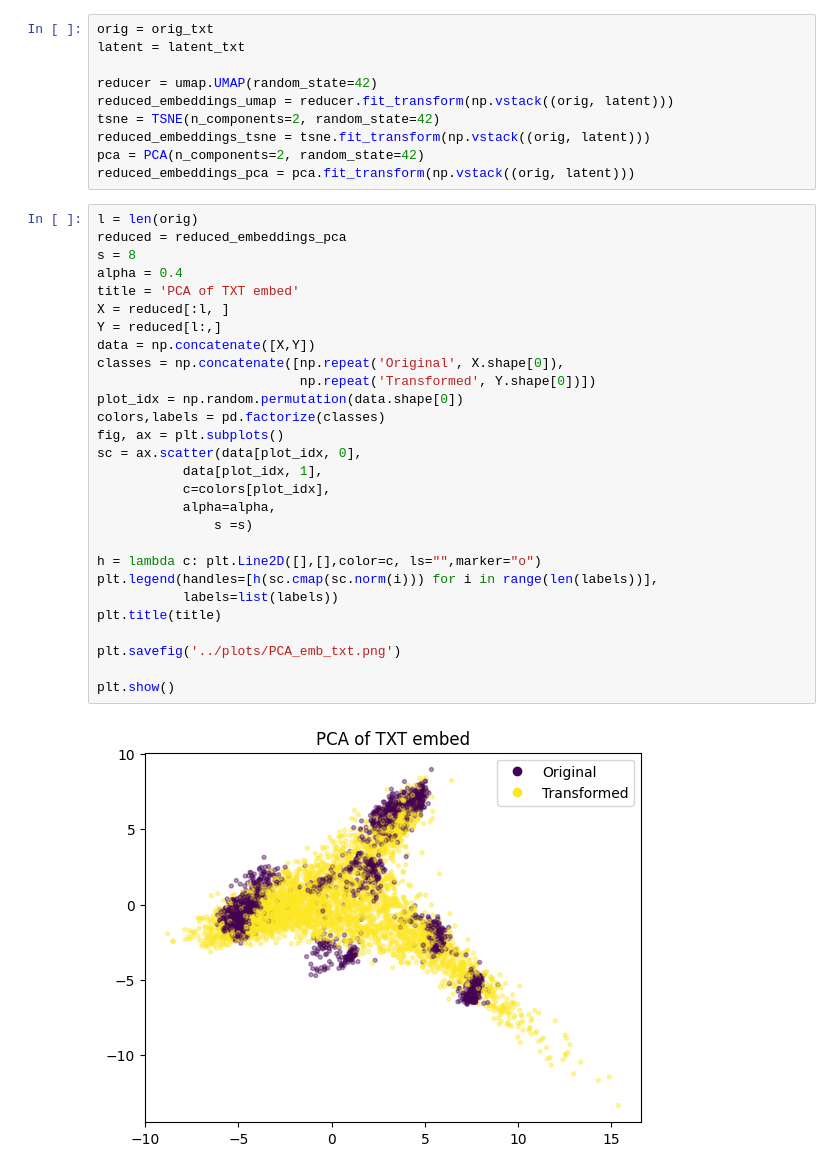
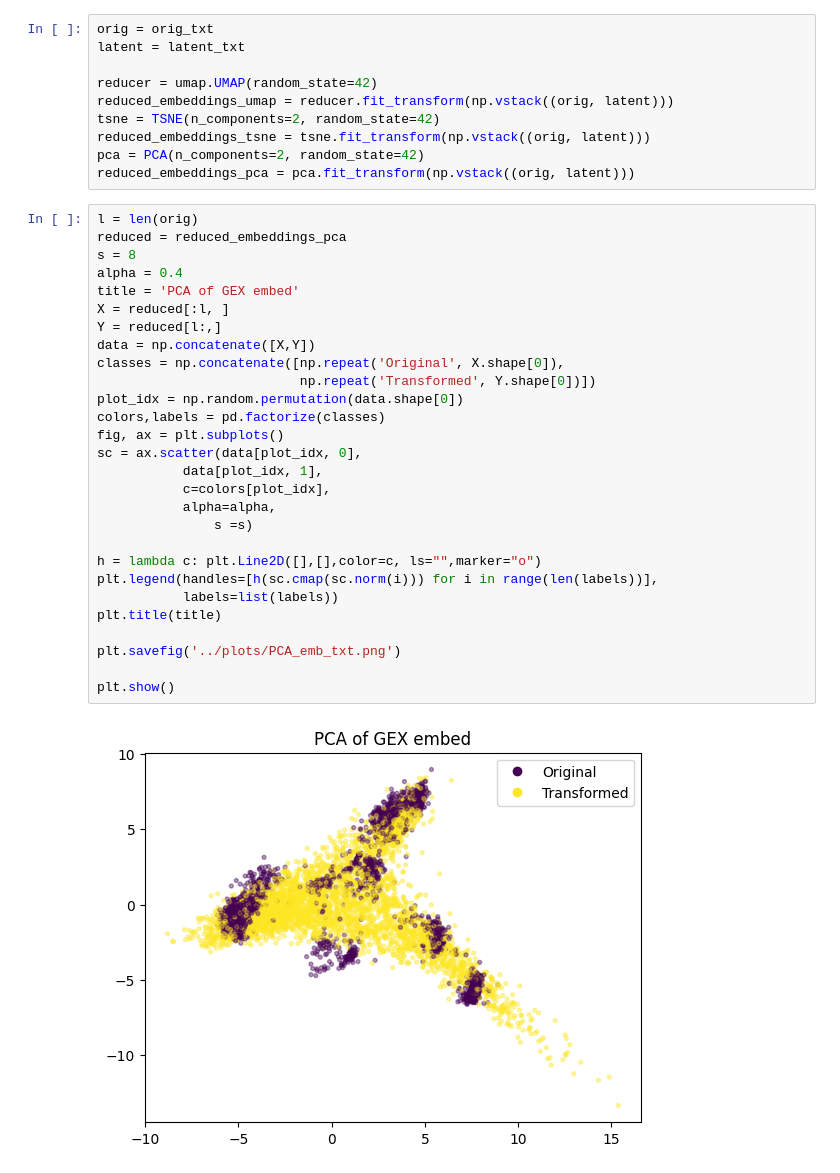
Before and after one commit to theislab/masterpraktikum_ssl_segmentation, a Jupyter notebook: notebooks/embedding_analysis.ipynb, the cells around one changed output. Cells and saved outputs as stored; diff of their text form.

Commit message:
additionl runs, improved plots

```diff
--- a/notebooks/embedding_analysis.ipynb
+++ b/notebooks/embedding_analysis.ipynb
@@ -23,30 +23,30 @@ reduced_embeddings_pca = pca.fit_transform(np.vstack((orig, latent)))
 # %%
 l = len(orig)
 reduced = reduced_embeddings_pca
 s = 8
 alpha = 0.4
-title = 'PCA of TXT embed'
+title = 'PCA of GEX embed'
 X = reduced[:l, ]
 Y = reduced[l:,]
 data = np.concatenate([X,Y])
 classes = np.concatenate([np.repeat('Original', X.shape[0]),
                           np.repeat('Transformed', Y.shape[0])])
 plot_idx = np.random.permutation(data.shape[0])
 colors,labels = pd.factorize(classes)
 fig, ax = plt.subplots()
 sc = ax.scatter(data[plot_idx, 0],
            data[plot_idx, 1],
            c=colors[plot_idx],
            alpha=alpha,
                s =s)
 
 h = lambda c: plt.Line2D([],[],color=c, ls="",marker="o")
 plt.legend(handles=[h(sc.cmap(sc.norm(i))) for i in range(len(labels))],
            labels=list(labels))
 plt.title(title)
 
 plt.savefig('../plots/PCA_emb_txt.png')
 
 plt.show()
 # %% [output]
-[figure, old version]
+[figure, new version]
```
Also changed, not shown: 58 other files.
